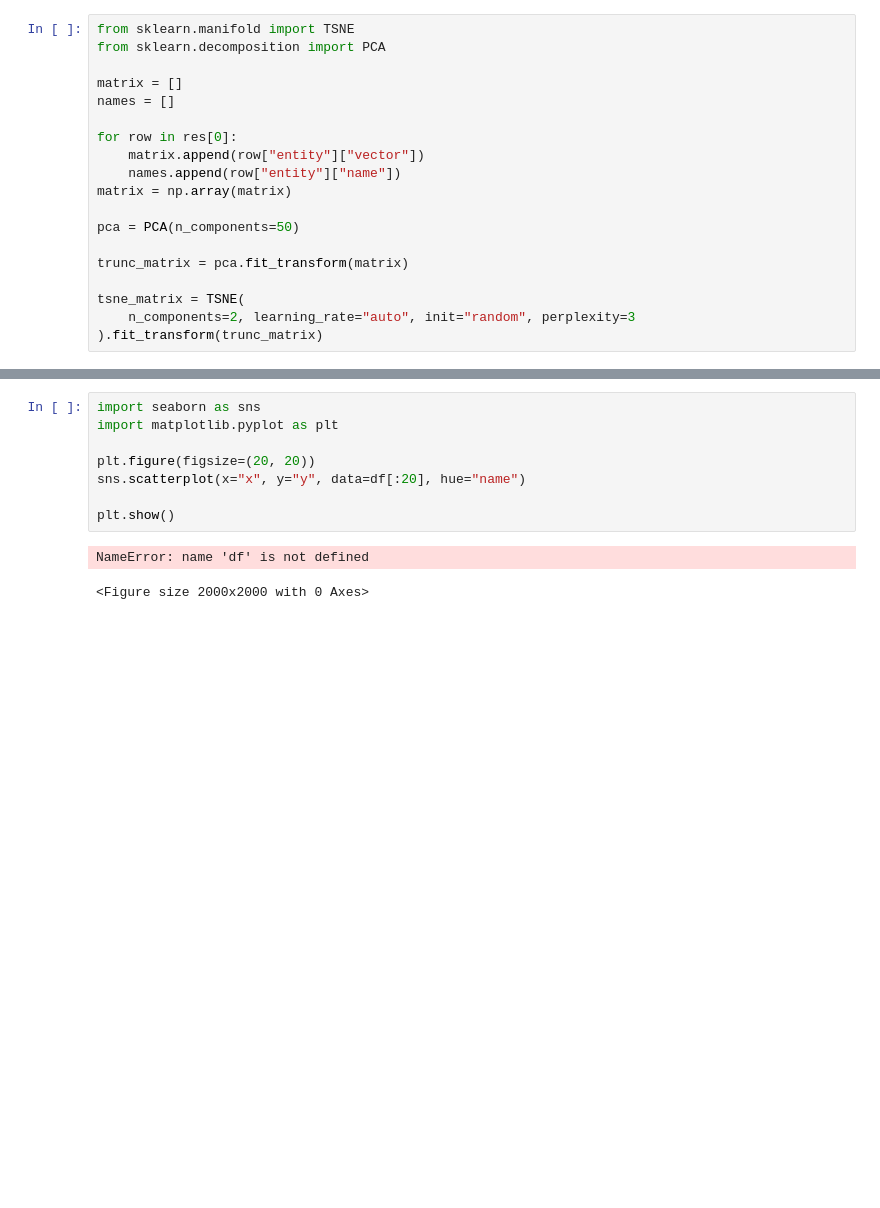
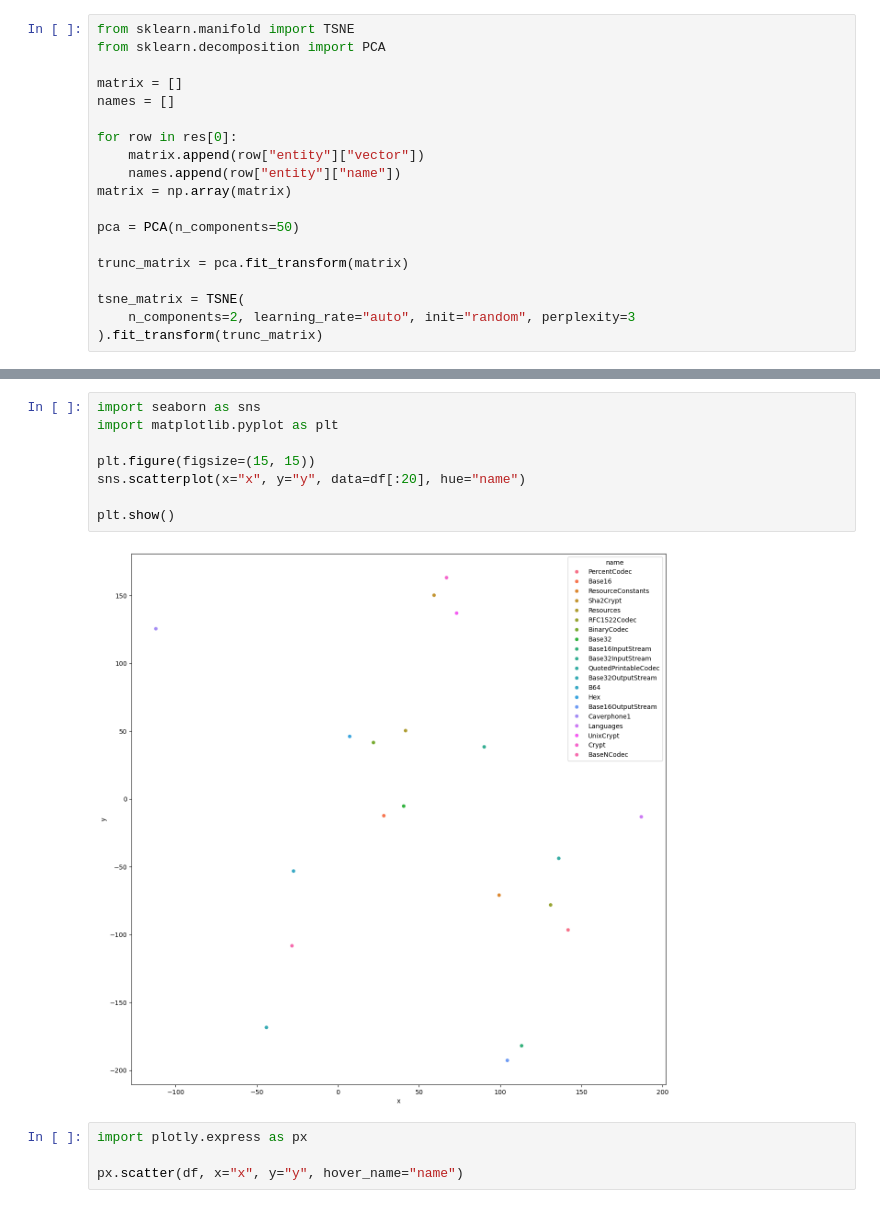
Before and after one commit to alextdnreb/llm_utilities, a Jupyter notebook: examine_embeddings.ipynb, the cells around one changed output, grey strips where cells are left out. Saved outputs shown, nothing was run; the diff lists cells and outputs as text; blank space fills up the shorter version.

```diff
--- a/examine_embeddings.ipynb
+++ b/examine_embeddings.ipynb
@@ -74,11 +75,14 @@ display(df)
 # %%
 import seaborn as sns
 import matplotlib.pyplot as plt
 
-plt.figure(figsize=(20, 20))
+plt.figure(figsize=(15, 15))
 sns.scatterplot(x="x", y="y", data=df[:20], hue="name")
 
 plt.show()
 # %% [output]
-NameError: name 'df' is not defined
-<Figure size 2000x2000 with 0 Axes>
+[figure, added]
+# %%
+import plotly.express as px
+
+px.scatter(df, x="x", y="y", hover_name="name")
```
Also changed, not shown: parts of 2 cells of this notebook, 1 other file.
